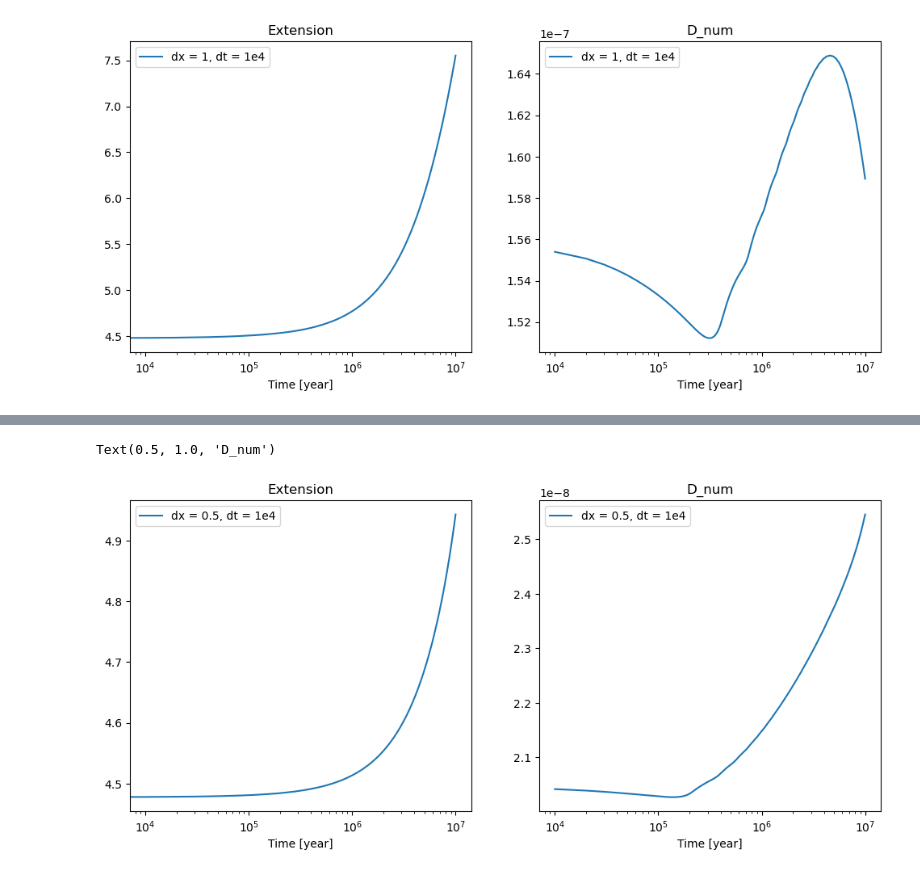
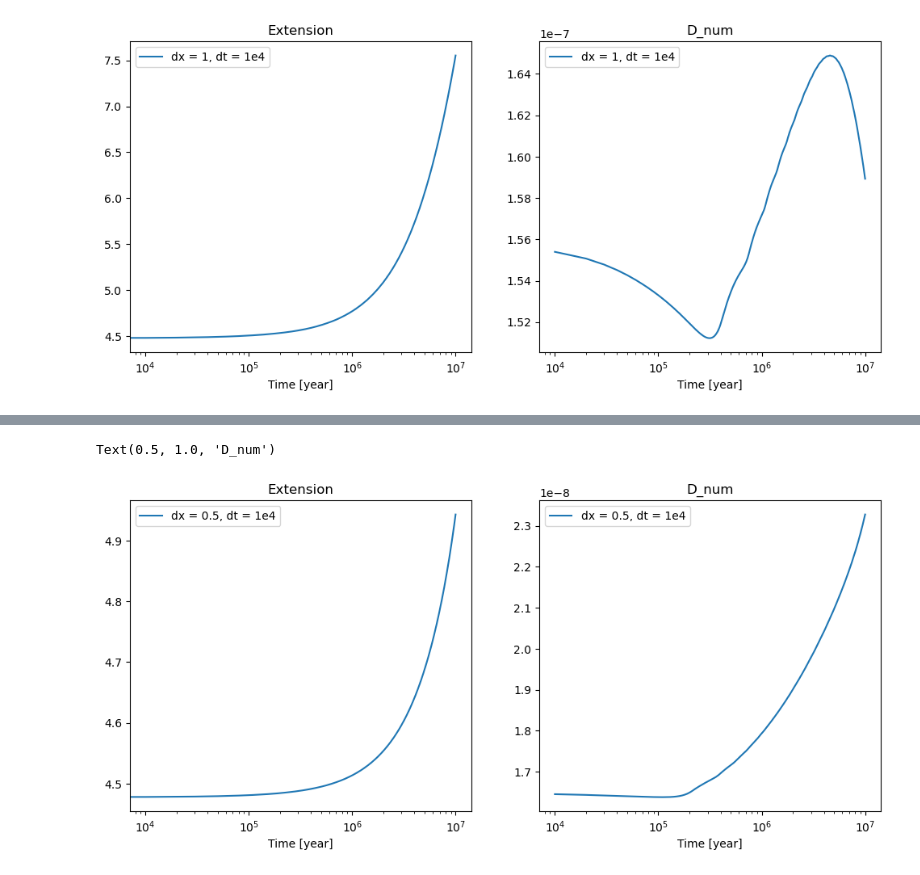
Before and after one commit to Chao-Ming-Li/CR_transport, a Jupyter notebook: Cpp/advection_grid/check.ipynb, the cells around one changed output, grey strips where cells are left out. Saved outputs shown, nothing was run; the diff lists cells and outputs as text; code cells hidden in the pictures.

```diff
--- a/Cpp/advection_grid/check.ipynb
+++ b/Cpp/advection_grid/check.ipynb
@@ -101,22 +123,22 @@ def numerical_diffusion(ndis):
 # %%
 NT = 1000
 ndis_dx05_dt1e4 = np.fromfile("ndis_C_transport_dx05_dt1e4.bin",dtype = np.float64).reshape(NT, NR - 1, NZ - 1)
 nd_dx05_dt1e4 = numerical_diffusion(ndis_dx05_dt1e4)
 
 fig, axes = plt.subplots(1, 2, figsize=(12, 5))
 
 axes[0].plot(t, nd_dx05_dt1e4[3], label="dx = 0.5, dt = 1e4")
 axes[0].legend()
 axes[0].set_xscale("log")
 # axes[0].set_yscale("log")
 axes[0].set_xlabel("Time [year]")
 axes[0].set_title("Extension")
 
-axes[1].plot(t[1:], nd_dx05_dt1e4[7], label="dx = 0.5, dt = 1e4")
+axes[1].plot(t[1:], nd_dx05_dt1e4[6], label="dx = 0.5, dt = 1e4")
 axes[1].legend()
 axes[1].set_xscale("log")
 axes[1].set_xlabel("Time [year]")
 axes[1].set_title("D_num")
 # %% [output]
 Text(0.5, 1.0, 'D_num')
-[figure, old version]
+[figure, new version]
```
Also changed, not shown: parts of 6 cells of this notebook, 10 other files.
